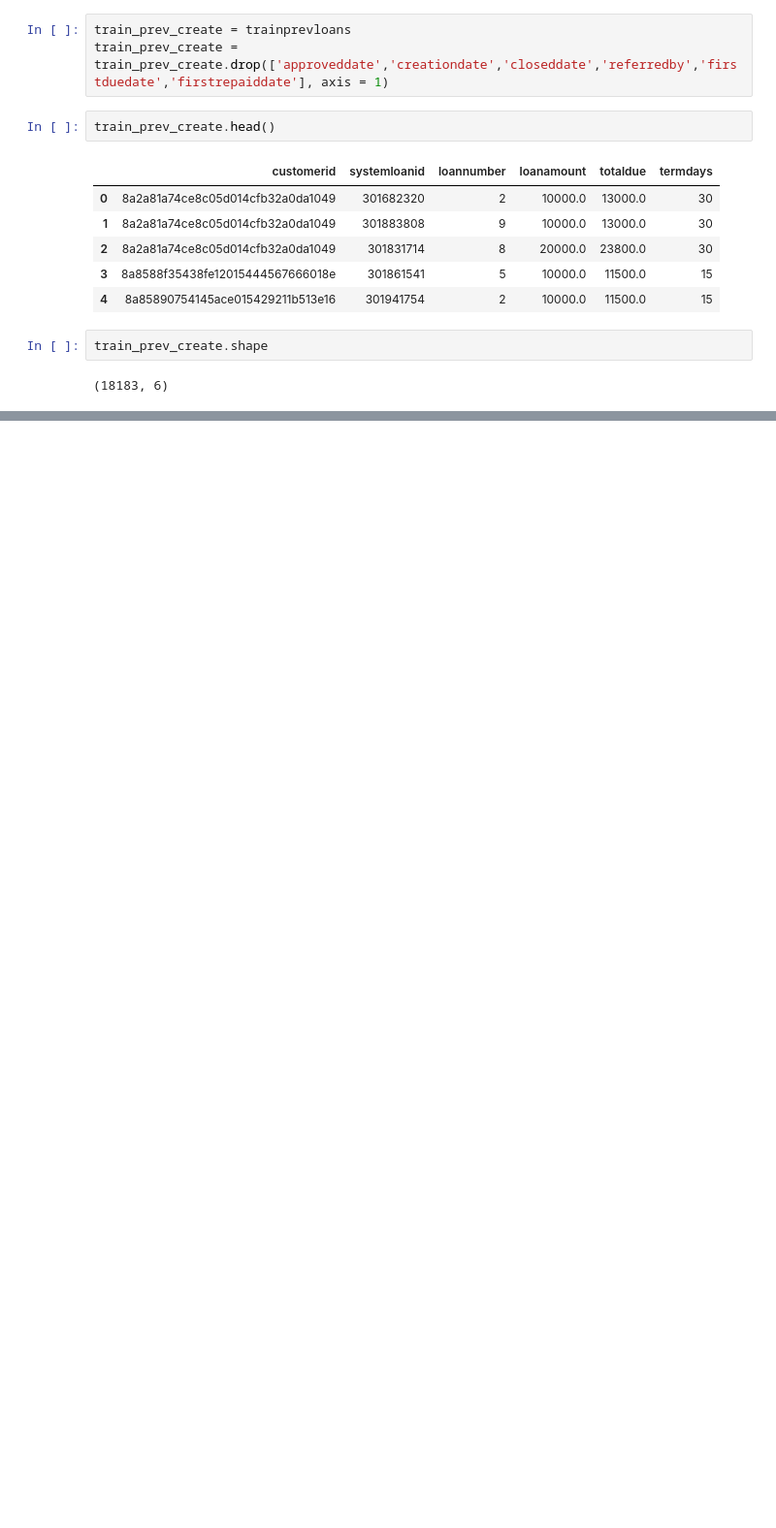
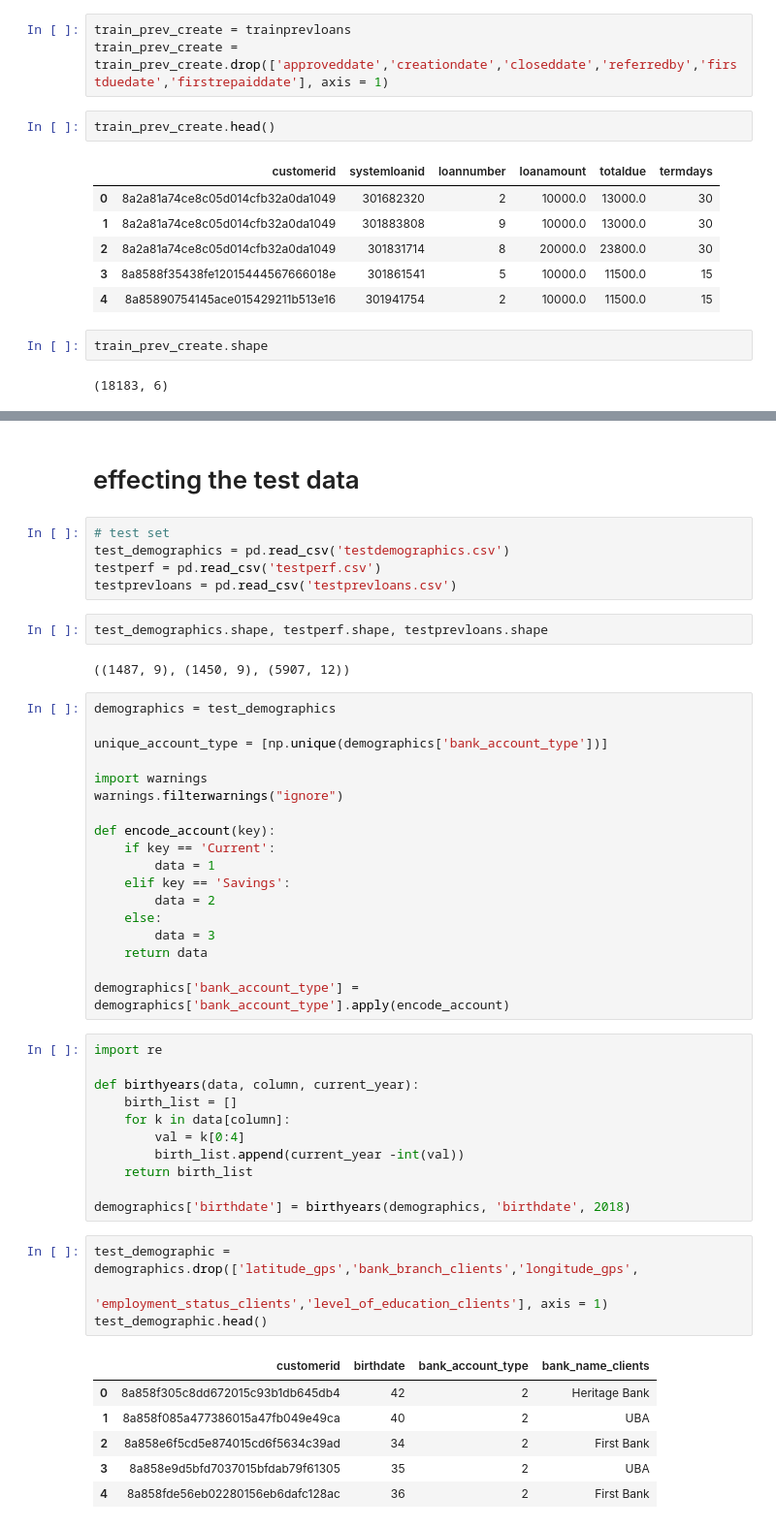
Before and after one commit to elishatofunmi/data-preprocessing, a Jupyter notebook: DSN_2018_task/exploring the data.ipynb, the cells around one changed output, grey strips where cells are left out. Shown: that part at 97% size. Cells and saved outputs as stored; diff of their text form; blank space fills up the shorter version.

```diff
--- a/DSN_2018_task/exploring the data.ipynb
+++ b/DSN_2018_task/exploring the data.ipynb
@@ -296,0 +300,51 @@ train_prev_create.shape
+# %% [markdown]
+# effecting the test data
+# %%
+# test set
+test_demographics = pd.read_csv('testdemographics.csv')
+testperf = pd.read_csv('testperf.csv')
+testprevloans = pd.read_csv('testprevloans.csv')
+# %%
+test_demographics.shape, testperf.shape, testprevloans.shape
+# %% [output]
+((1487, 9), (1450, 9), (5907, 12))
+# %%
+demographics = test_demographics
+
+unique_account_type = [np.unique(demographics['bank_account_type'])]
+
+import warnings
+warnings.filterwarnings("ignore")
+
+def encode_account(key):
+    if key == 'Current':
+        data = 1
+    elif key == 'Savings':
+        data = 2
+    else:
+        data = 3
+    return data
+
+demographics['bank_account_type'] = demographics['bank_account_type'].apply(encode_account)
+# %%
+import re
+
+def birthyears(data, column, current_year):
+    birth_list = []
+    for k in data[column]:
+        val = k[0:4]
+        birth_list.append(current_year -int(val))
+    return birth_list
+
+demographics['birthdate'] = birthyears(demographics, 'birthdate', 2018)
+# %%
+test_demographic = demographics.drop(['latitude_gps','bank_branch_clients','longitude_gps',
+                                   'employment_status_clients','level_of_education_clients'], axis = 1)
+test_demographic.head()
+# %% [output]
+|  | customerid | birthdate | bank_account_type | bank_name_clients |
+| 0 | 8a858f305c8dd672015c93b1db645db4 | 42 | 2 | Heritage Bank |
+| 1 | 8a858f085a477386015a47fb049e49ca | 40 | 2 | UBA |
+| 2 | 8a858e6f5cd5e874015cd6f5634c39ad | 34 | 2 | First Bank |
+| 3 | 8a858e9d5bfd7037015bfdab79f61305 | 35 | 2 | UBA |
+| 4 | 8a858fde56eb02280156eb6dafc128ac | 36 | 2 | First Bank |
```
Also changed, not shown: parts of 13 cells of this notebook, 12 other files.
